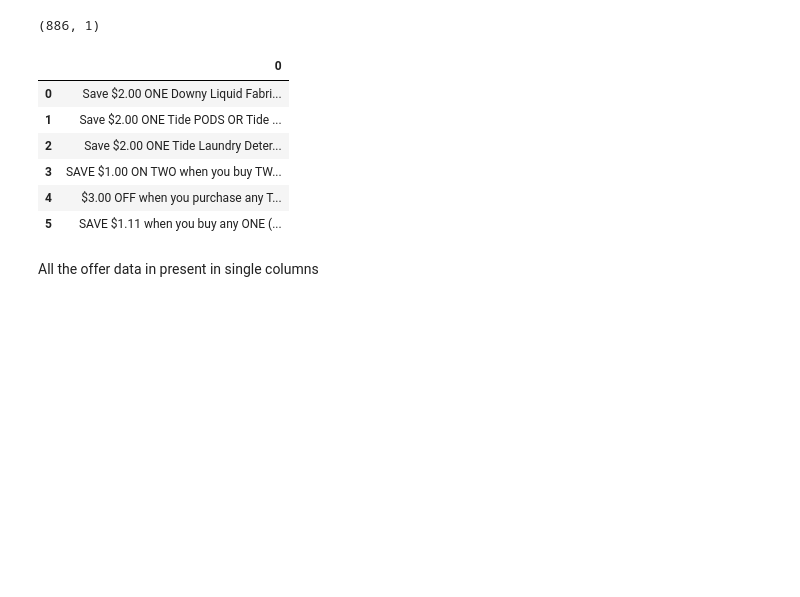
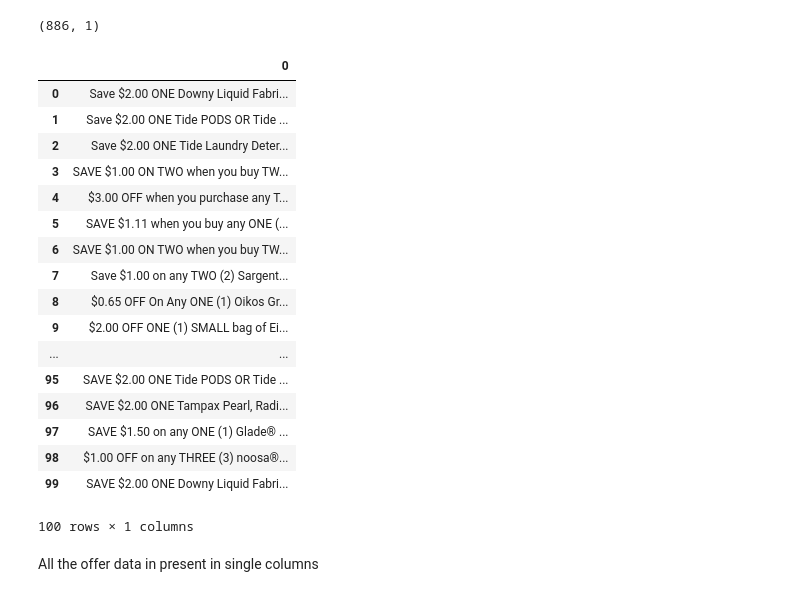
Before and after one commit to atishay3d/SKS_Assignment, a Jupyter notebook: Assignment.ipynb, the cells around one changed output. Drawn from its saved outputs; the diff is of its cells as text; code cells hidden in the pictures; blank space fills up the shorter version.

```diff
--- a/Assignment.ipynb
+++ b/Assignment.ipynb
@@ -15,15 +15,26 @@ df.shape
 pd.set_option('display.max_colwidth', -1)
 #df.reset_index(drop=True, inplace=True)
 # %%
-df.head(6)
+df.head(100)
 # %% [output]
 |  | 0 |
 | 0 | Save $2.00 ONE Downy Liquid Fabri... |
 | 1 | Save $2.00 ONE Tide PODS OR Tide ... |
 | 2 | Save $2.00 ONE Tide Laundry Deter... |
 | 3 | SAVE $1.00 ON TWO when you buy TW... |
 | 4 | $3.00 OFF when you purchase any T... |
 | 5 | SAVE $1.11 when you buy any ONE (... |
+| 6 | SAVE $1.00 ON TWO when you buy TW... |
+| 7 | Save $1.00 on any TWO (2) Sargent... |
+| 8 | $0.65 OFF On Any ONE (1) Oikos Gr... |
+| 9 | $2.00 OFF ONE (1) SMALL bag of Ei... |
+| ... | ... |
+| 95 | SAVE $2.00 ONE Tide PODS OR Tide ... |
+| 96 | SAVE $2.00 ONE Tampax Pearl, Radi... |
+| 97 | SAVE $1.50 on any ONE (1) Glade® ... |
+| 98 | $1.00 OFF on any THREE (3) noosa®... |
+| 99 | SAVE $2.00 ONE Downy Liquid Fabri... |
+100 rows × 1 columns
 # %% [markdown]
 All the offer data in present in single columns
 # %% [markdown]
```
Also changed, not shown: parts of 6 cells of this notebook.
